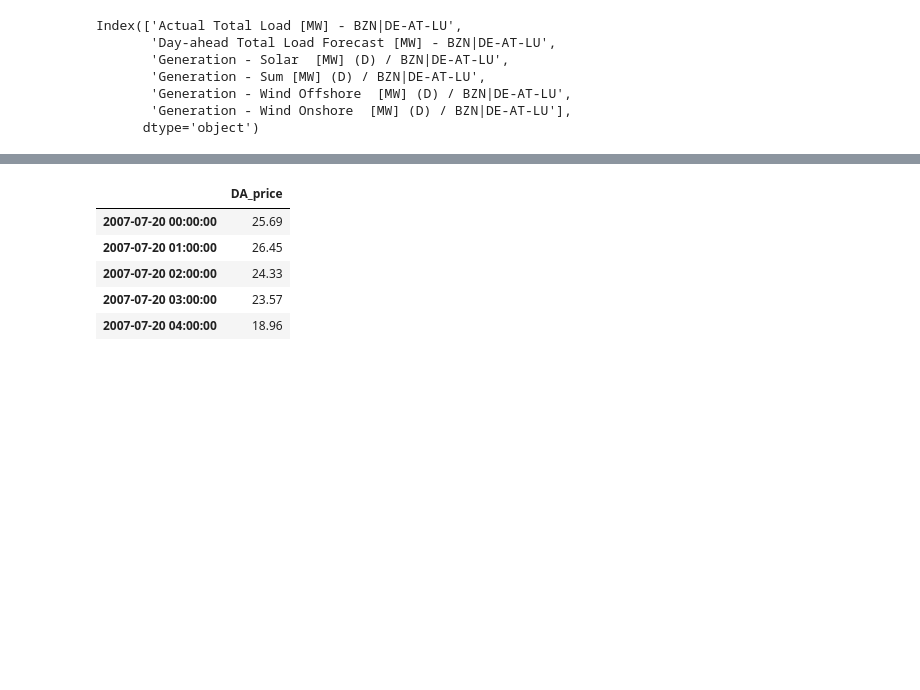
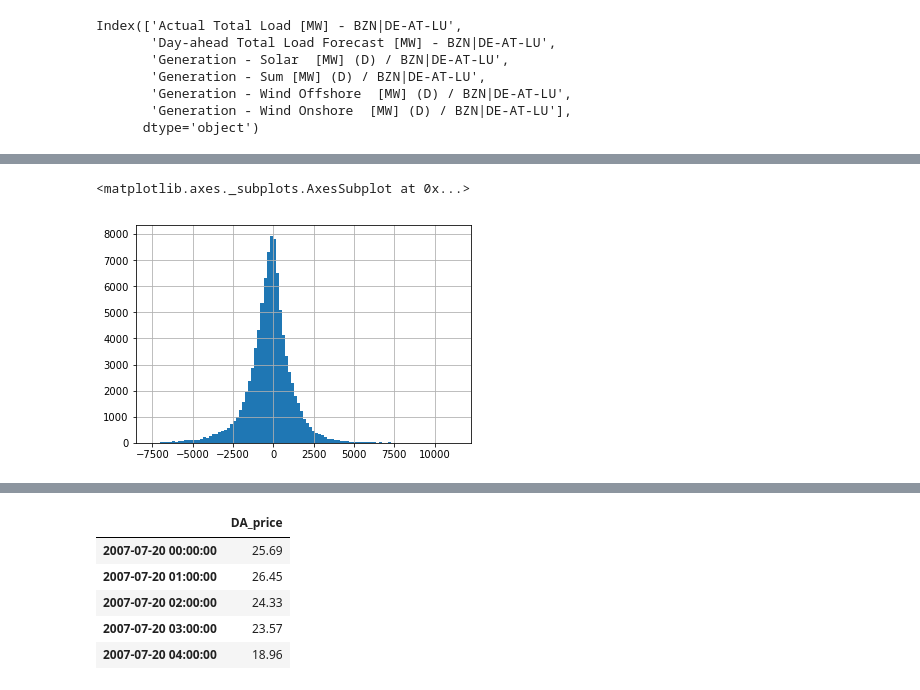
Before and after one commit to Octiembre80/DA-electricity-price-forecasting, a Jupyter notebook: forecasts.ipynb, the cells around one changed output, grey strips where cells are left out. Drawn from its saved outputs; the diff is of its cells as text; code cells hidden in the pictures; blank space fills up the shorter version.

```diff
--- a/forecasts.ipynb
+++ b/forecasts.ipynb
@@ -45,4 +49,4 @@ Index(['Actual Total Load [MW] - BZN|DE-AT-LU',
 # ['Day-ahead Total Load Forecast [MW] - BZN|DE-AT-LU']
 data = pd.DataFrame(data_raw.astype(float))
 
-data.columns = ['DA_load_forecast', 'DA_load_actual', 'solar', 'sum', 'offshore', 'onshore']
+data.columns = ['DA_load_forecast', 'DA_load_actual', 'solar_forecast', 'sum_forecast', 'offshore_forecast', 'onshore_forecast']
@@ -52,0 +53,2 @@ False
+# %%
+actual = pd.read_csv('./processed_data/20150101-20170830-gen_per_prod_type.csv', parse_dates=True, index_col=0)
@@ -52,0 +67,5 @@ False
+# %%
+(actual.wind_onshore - data.onshore_forecast).dropna().hist(bins=100)
+# %% [output]
+<matplotlib.axes._subplots.AxesSubplot at 0x...>
+[figure, added]
```
Also changed, not shown: parts of 54 cells of this notebook, 10 other files.
